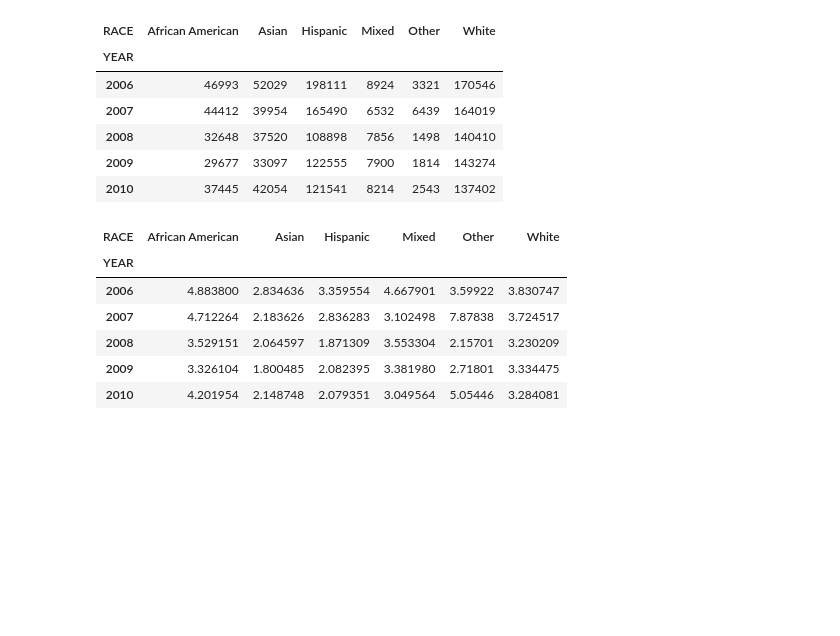
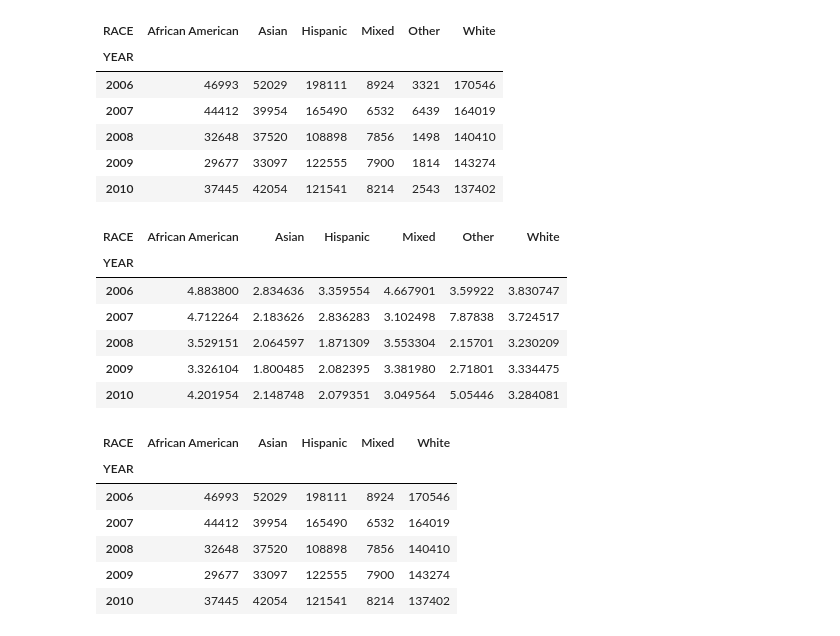
Before and after one commit to CityOfLosAngeles/Data-Angels, a Jupyter notebook: Fall 2018 Projects/LA_Outmigration/Visuals/Race.ipynb, the cells around one changed output. Drawn from its saved outputs; the diff is of its cells as text; code cells hidden in the pictures; blank space fills up the shorter version.

```diff
--- a/Fall 2018 Projects/LA_Outmigration/Visuals/Race.ipynb
+++ b/Fall 2018 Projects/LA_Outmigration/Visuals/Race.ipynb
@@ -89,6 +89,19 @@ combined.head()
 | 2008 | 3.529151 | 2.064597 | 1.871309 | 3.553304 | 2.15701 | 3.230209 |
 | 2009 | 3.326104 | 1.800485 | 2.082395 | 3.381980 | 2.71801 | 3.334475 |
 | 2010 | 4.201954 | 2.148748 | 2.079351 | 3.049564 | 5.05446 | 3.284081 |
+# %%
+combined = combined.drop(["Other"], axis=1)
+combined.head()
+combined_count = combined_count.drop(["Other"], axis=1)
+combined_count.head()
+# %% [output]
+| RACE | African American | Asian | Hispanic | Mixed | White |
+| YEAR |  |  |  |  |  |
+| 2006 | 46993 | 52029 | 198111 | 8924 | 170546 |
+| 2007 | 44412 | 39954 | 165490 | 6532 | 164019 |
+| 2008 | 32648 | 37520 | 108898 | 7856 | 140410 |
+| 2009 | 29677 | 33097 | 122555 | 7900 | 143274 |
+| 2010 | 37445 | 42054 | 121541 | 8214 | 137402 |
 # %%
 # Plotting Percent vs Year
 
```
Also changed, not shown: parts of 2 cells of this notebook, 2 other files.
